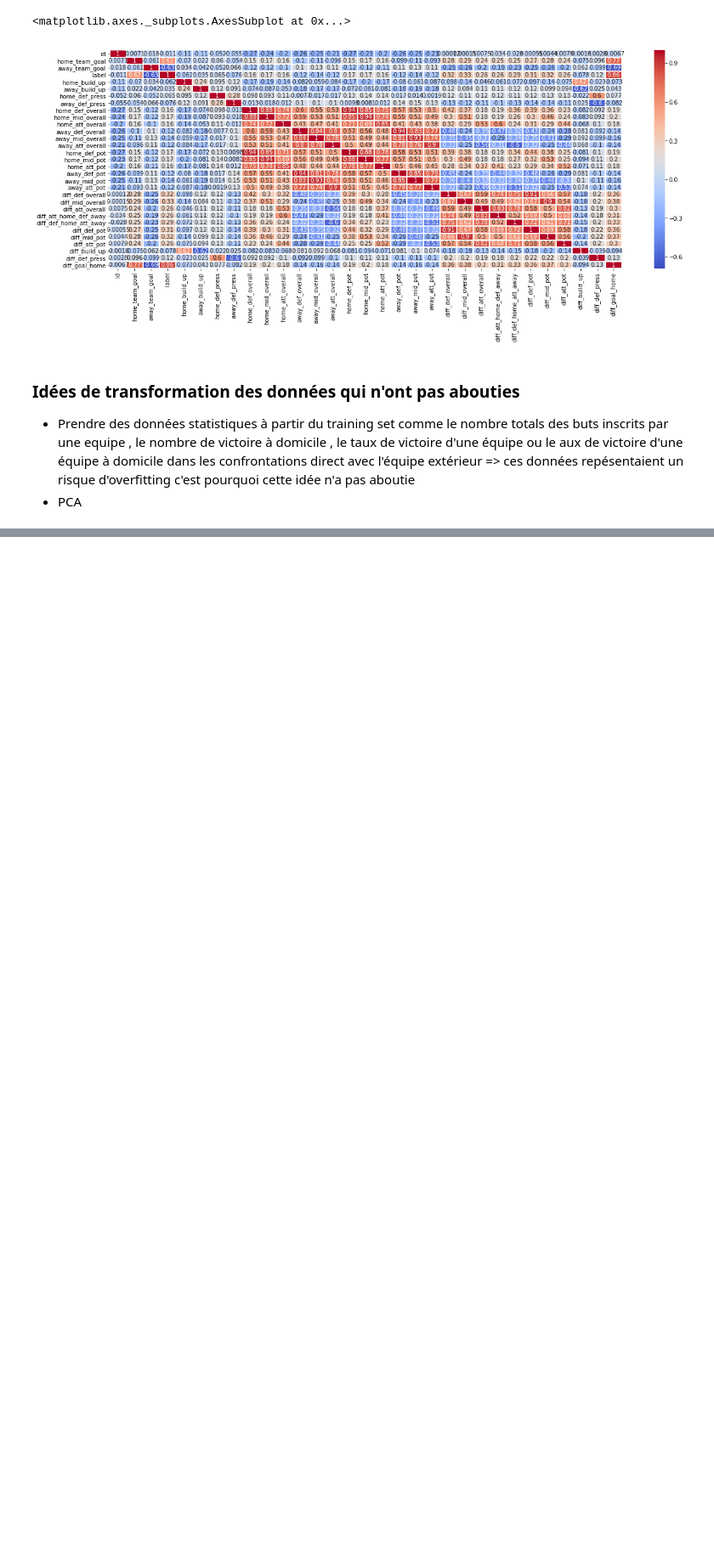
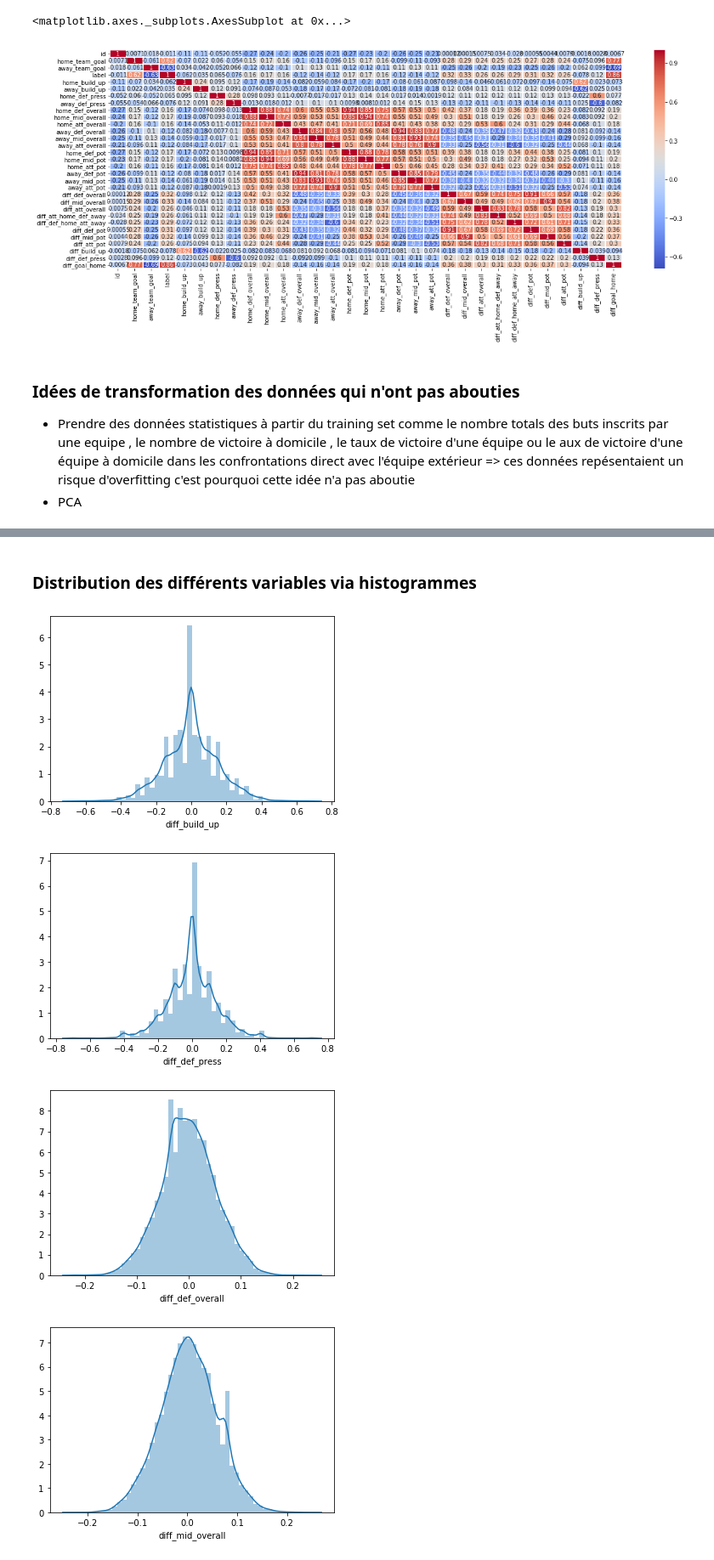
Before and after one commit to baudouinMartelee/Project_Football_Pred, a Jupyter notebook: notebooks/fetch_clean_prepare.ipynb, the cells around one changed output, grey strips where cells are left out. Shown: that part at 85% size. Cells and saved outputs as stored; diff of their text form; code cells hidden in the pictures; blank space fills up the shorter version.

```diff
--- a/notebooks/fetch_clean_prepare.ipynb
+++ b/notebooks/fetch_clean_prepare.ipynb
@@ -576,0 +741,13 @@ sns.heatmap(matchsTrainCopy.corr(),annot=True,cmap='coolwarm', linewidths=1)
+# %% [markdown]
+### Distribution des différents variables via histogrammes
+# %%
+
+for i in range(0,matchsTrainNumVariables.shape[1]):
+    plt.figure(i)
+    sns.distplot(matchsTrainNumVariables.iloc[:,i])
+    plt.show()
+# %% [output]
+[figure, added]
+[figure, added]
+[figure, added]
+[figure, added]
```
Also changed, not shown: parts of 17 cells of this notebook, 2 other files.
